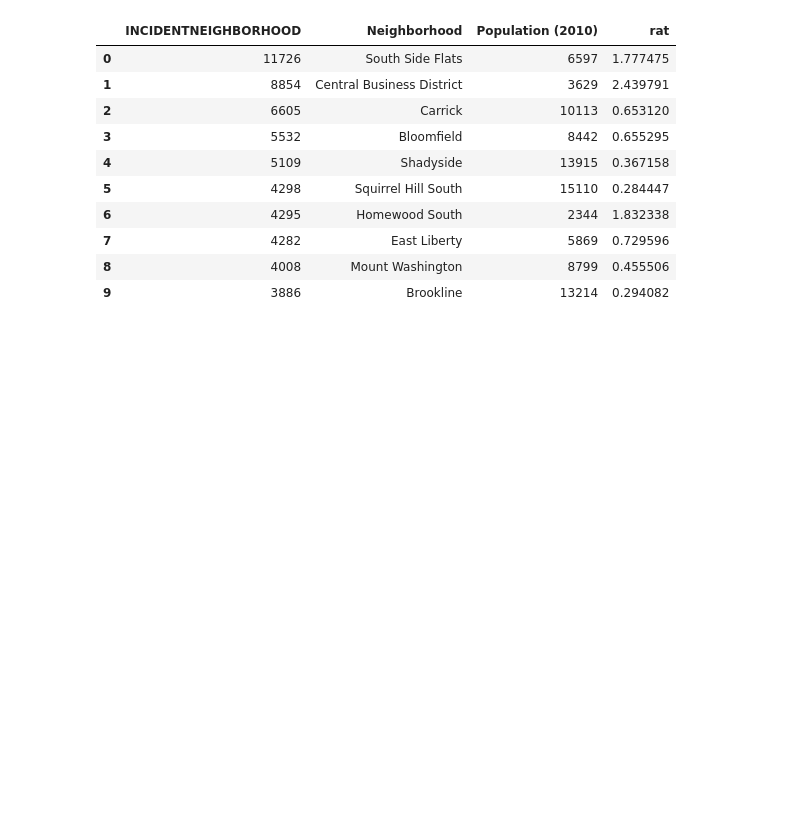
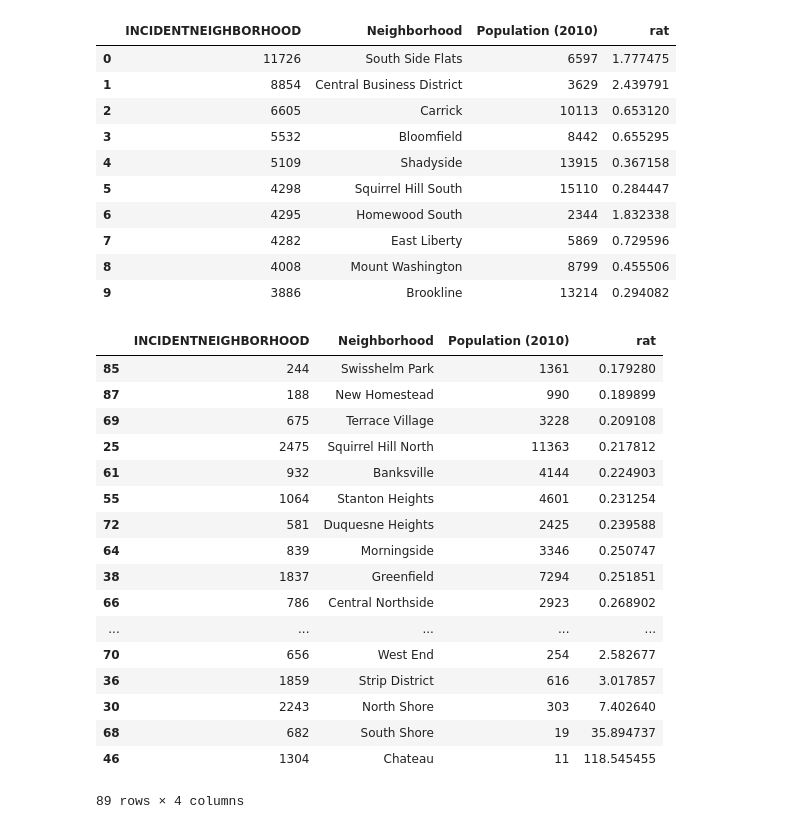
Before and after one commit to dcipicchio/CMPINF-group-8-final-project, a Jupyter notebook: Crimes_by_Neighborhood.ipynb, the cells around one changed output. Drawn from its saved outputs; the diff is of its cells as text; code cells hidden in the pictures; blank space fills up the shorter version.

Commit message:
Sorted Ratio

```diff
--- a/Crimes_by_Neighborhood.ipynb
+++ b/Crimes_by_Neighborhood.ipynb
@@ -93,3 +92,24 @@ See the caveats in the documentation: http://pandas.pydata.org/pandas-docs/stabl
 | 7 | 4282 | East Liberty | 5869 | 0.729596 |
 | 8 | 4008 | Mount Washington | 8799 | 0.455506 |
 | 9 | 3886 | Brookline | 13214 | 0.294082 |
+# %%
+ratio.sort_values(by='rat')
+# %% [output]
+|  | INCIDENTNEIGHBORHOOD | Neighborhood | Population (2010) | rat |
+| 85 | 244 | Swisshelm Park | 1361 | 0.179280 |
+| 87 | 188 | New Homestead | 990 | 0.189899 |
+| 69 | 675 | Terrace Village | 3228 | 0.209108 |
+| 25 | 2475 | Squirrel Hill North | 11363 | 0.217812 |
+| 61 | 932 | Banksville | 4144 | 0.224903 |
+| 55 | 1064 | Stanton Heights | 4601 | 0.231254 |
+| 72 | 581 | Duquesne Heights | 2425 | 0.239588 |
+| 64 | 839 | Morningside | 3346 | 0.250747 |
+| 38 | 1837 | Greenfield | 7294 | 0.251851 |
+| 66 | 786 | Central Northside | 2923 | 0.268902 |
+| ... | ... | ... | ... | ... |
+| 70 | 656 | West End | 254 | 2.582677 |
+| 36 | 1859 | Strip District | 616 | 3.017857 |
+| 30 | 2243 | North Shore | 303 | 7.402640 |
+| 68 | 682 | South Shore | 19 | 35.894737 |
+| 46 | 1304 | Chateau | 11 | 118.545455 |
+89 rows × 4 columns
```
Also changed, not shown: parts of 2 cells of this notebook.
